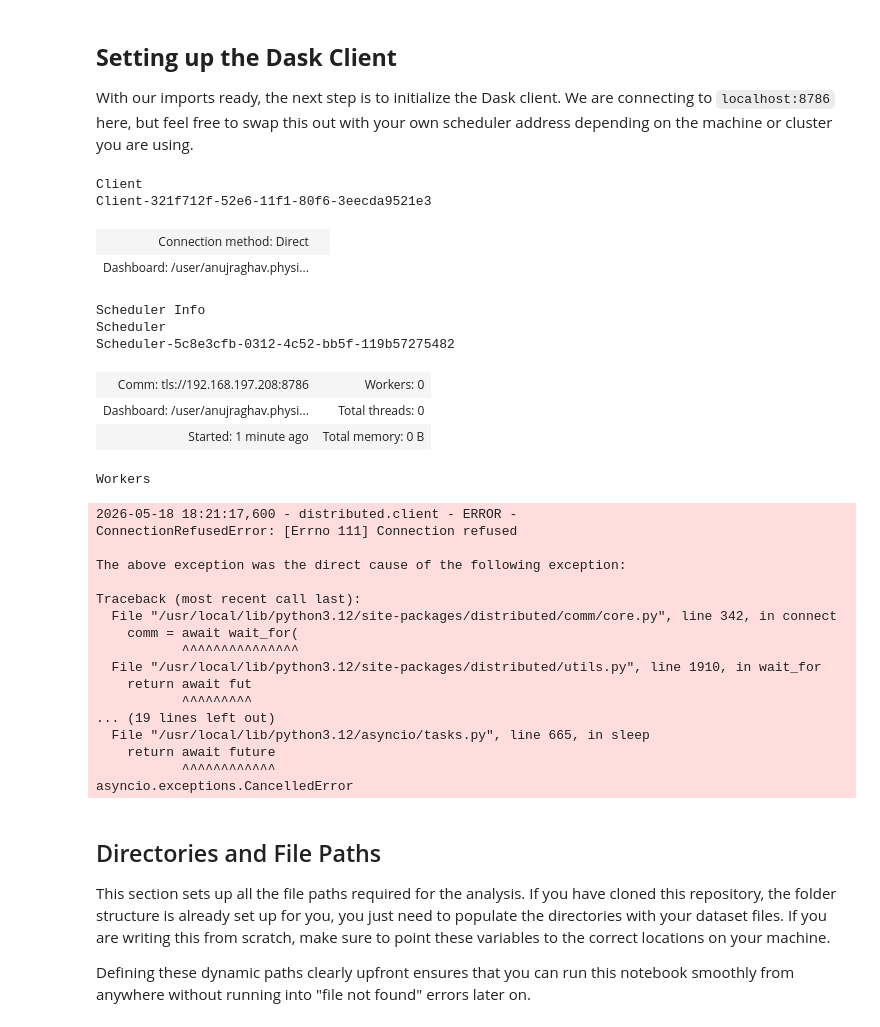
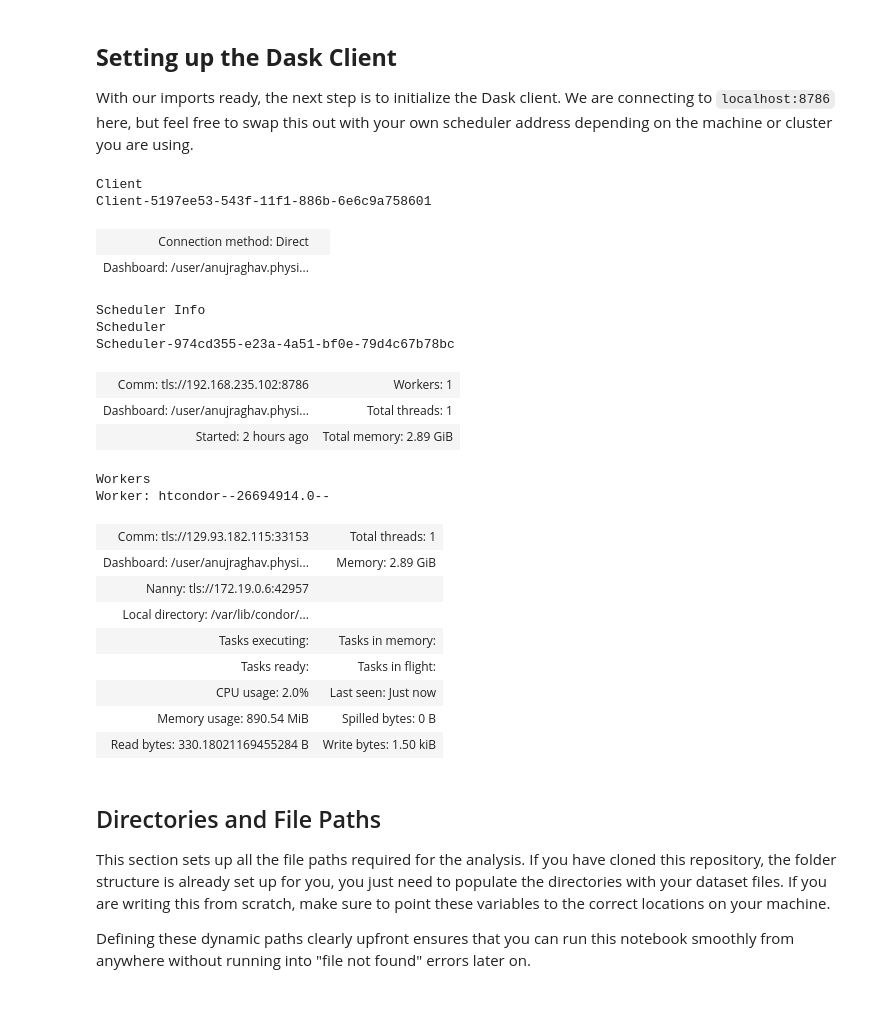
Before and after one commit to anrghv/H-to-WW-NanoAOD-analysis, a Jupyter notebook: HWW_analysis.ipynb, the cells around one changed output. Saved outputs shown, nothing was run; the diff lists cells and outputs as text; code cells hidden in the pictures.

```diff
--- a/HWW_analysis.ipynb
+++ b/HWW_analysis.ipynb
@@ -67,37 +67,30 @@ print(" All imports loaded")
 
 With our imports ready, the next step is to initialize the Dask client. We are connecting to `localhost:8786` here, but feel free to swap this out with your own scheduler address depending on the machine or cluster you are using.
 # %%
-client = Client("tls://192.168.197.208:8786")
+client = Client("tls://localhost:8786")
 client
 # %% [output]
 Client
-Client-321f712f-52e6-11f1-80f6-3eecda9521e3
+Client-5197ee53-543f-11f1-886b-6e6c9a758601
 | Connection method: Direct |  |
 | Dashboard: /user/anujraghav.physi... |  |
 Scheduler Info
 Scheduler
-Scheduler-5c8e3cfb-0312-4c52-bb5f-119b57275482
+Scheduler-974cd355-e23a-4a51-bf0e-79d4c67b78bc
-| Comm: tls://192.168.197.208:8786 | Workers: 0 |
-| Dashboard: /user/anujraghav.physi... | Total threads: 0 |
-| Started: 1 minute ago | Total memory: 0 B |
+| Comm: tls://192.168.235.102:8786 | Workers: 1 |
+| Dashboard: /user/anujraghav.physi... | Total threads: 1 |
+| Started: 2 hours ago | Total memory: 2.89 GiB |
 Workers
+Worker: htcondor--26694914.0--
-2026-05-18 18:21:17,600 - distributed.client - ERROR -
-ConnectionRefusedError: [Errno 111] Connection refused
-
-The above exception was the direct cause of the following exception:
-
-Traceback (most recent call last):
-  File "/usr/local/lib/python3.12/site-packages/distributed/comm/core.py", line 342, in connect
-    comm = await wait_for(
-           ^^^^^^^^^^^^^^^
-  File "/usr/local/lib/python3.12/site-packages/distributed/utils.py", line 1910, in wait_for
-    return await fut
-           ^^^^^^^^^
-... (19 lines left out)
-  File "/usr/local/lib/python3.12/asyncio/tasks.py", line 665, in sleep
-    return await future
-           ^^^^^^^^^^^^
-asyncio.exceptions.CancelledError
+| Comm: tls://129.93.182.115:33153 | Total threads: 1 |
+| Dashboard: /user/anujraghav.physi... | Memory: 2.89 GiB |
+| Nanny: tls://172.19.0.6:42957 |  |
+| Local directory: /var/lib/condor/... |  |
+| Tasks executing: | Tasks in memory: |
+| Tasks ready: | Tasks in flight: |
+| CPU usage: 2.0% | Last seen: Just now |
+| Memory usage: 890.54 MiB | Spilled bytes: 0 B |
+| Read bytes: 330.18021169455284 B | Write bytes: 1.50 kiB |
 # %% [markdown]
 ## Directories and File Paths
 
```
Also changed, not shown: parts of 12 cells of this notebook.
